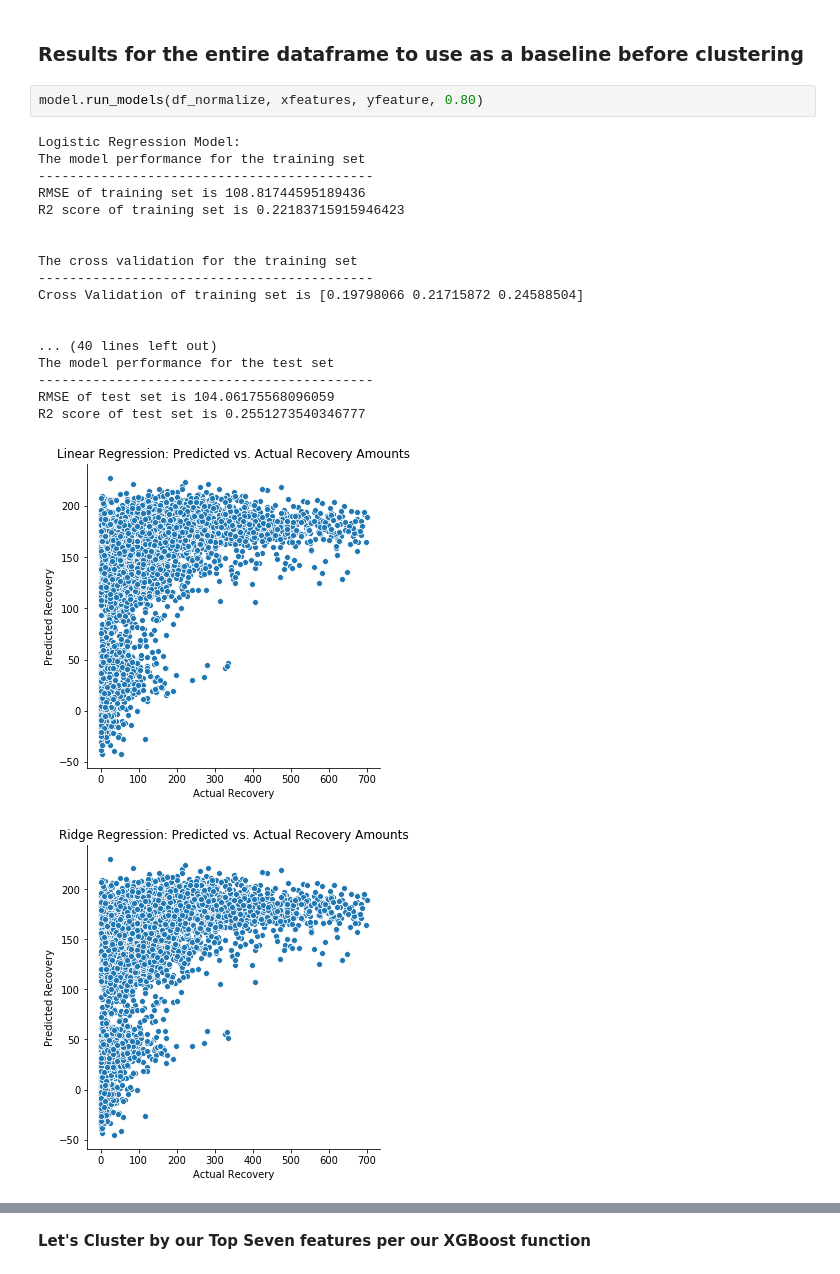
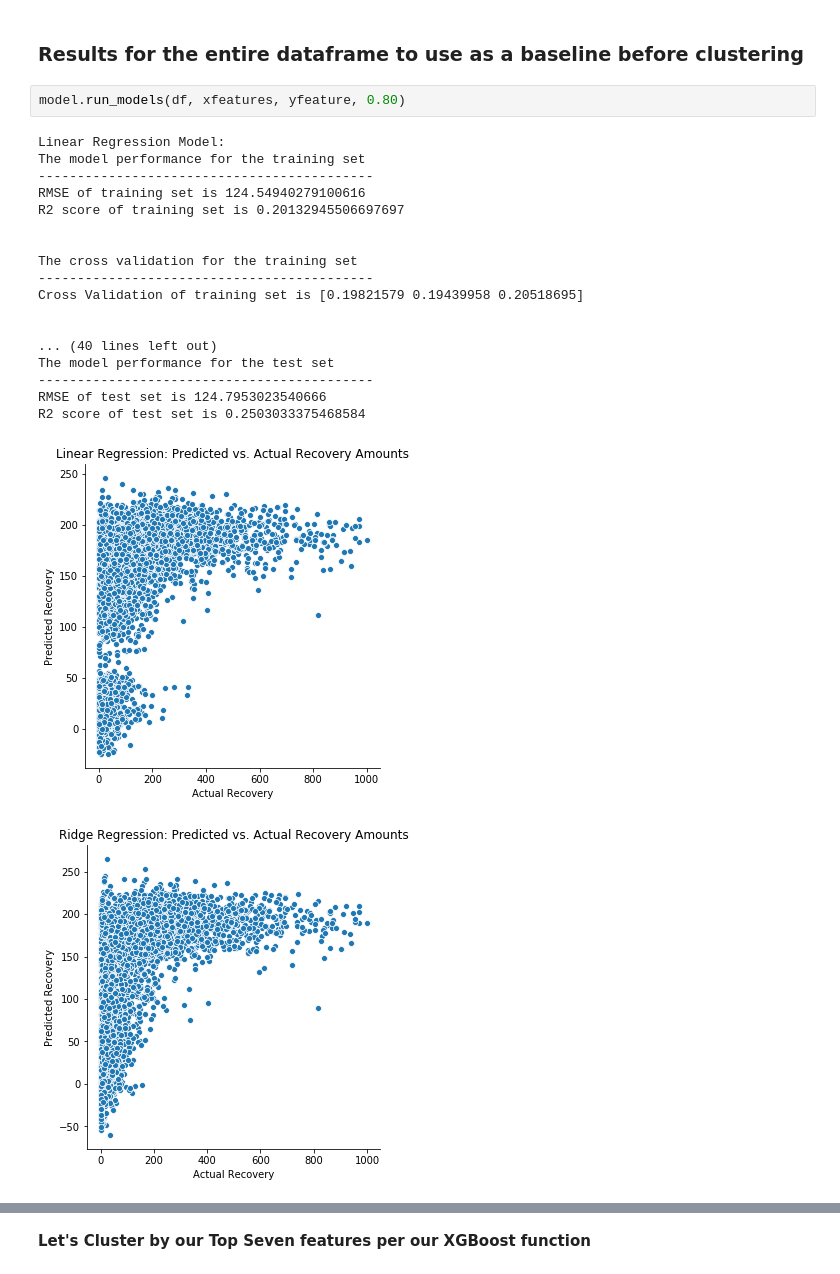
Before and after one commit to duc-analytica/DUC, a Jupyter notebook: model.ipynb, the cells around one changed output, grey strips where cells are left out. Drawn from its saved outputs; the diff is of its cells as text.

```diff
--- a/model.ipynb
+++ b/model.ipynb
@@ -77,24 +77,24 @@ df_normalize = model.normalize(df, xfeatures)
 # %% [markdown]
 ### Results for the entire dataframe to use as a baseline before clustering
 # %%
-model.run_models(df_normalize, xfeatures, yfeature, 0.80)
+model.run_models(df, xfeatures, yfeature, 0.80)
 # %% [output]
-Logistic Regression Model:
+Linear Regression Model:
 The model performance for the training set
 -------------------------------------------
-RMSE of training set is 108.81744595189436
-R2 score of training set is 0.22183715915946423
+RMSE of training set is 124.54940279100616
+R2 score of training set is 0.20132945506697697
 
 
 The cross validation for the training set
 -------------------------------------------
-Cross Validation of training set is [0.19798066 0.21715872 0.24588504]
+Cross Validation of training set is [0.19821579 0.19439958 0.20518695]
 
 
 ... (40 lines left out)
 The model performance for the test set
 -------------------------------------------
-RMSE of test set is 104.06175568096059
-R2 score of test set is 0.2551273540346777
+RMSE of test set is 124.7953023540666
+R2 score of test set is 0.2503033375468584
-[figure, old version]
+[figure, new version]
-[figure, old version]
+[figure, new version]
```
Also changed, not shown: parts of 6 cells of this notebook, 2 other files.
